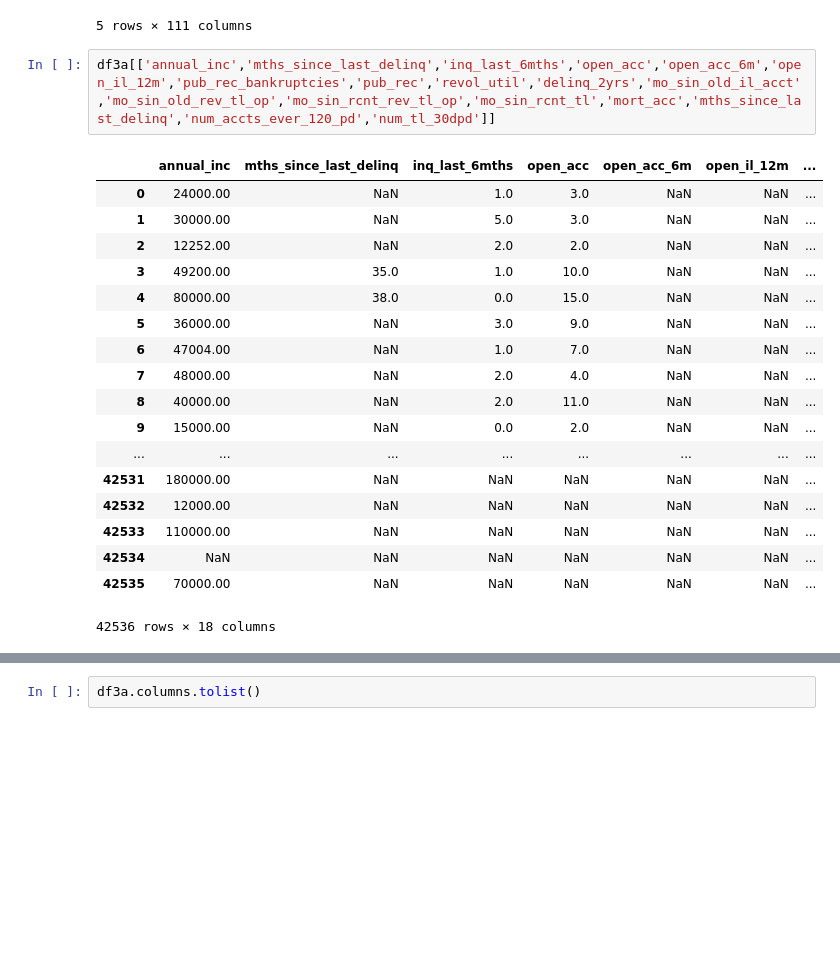
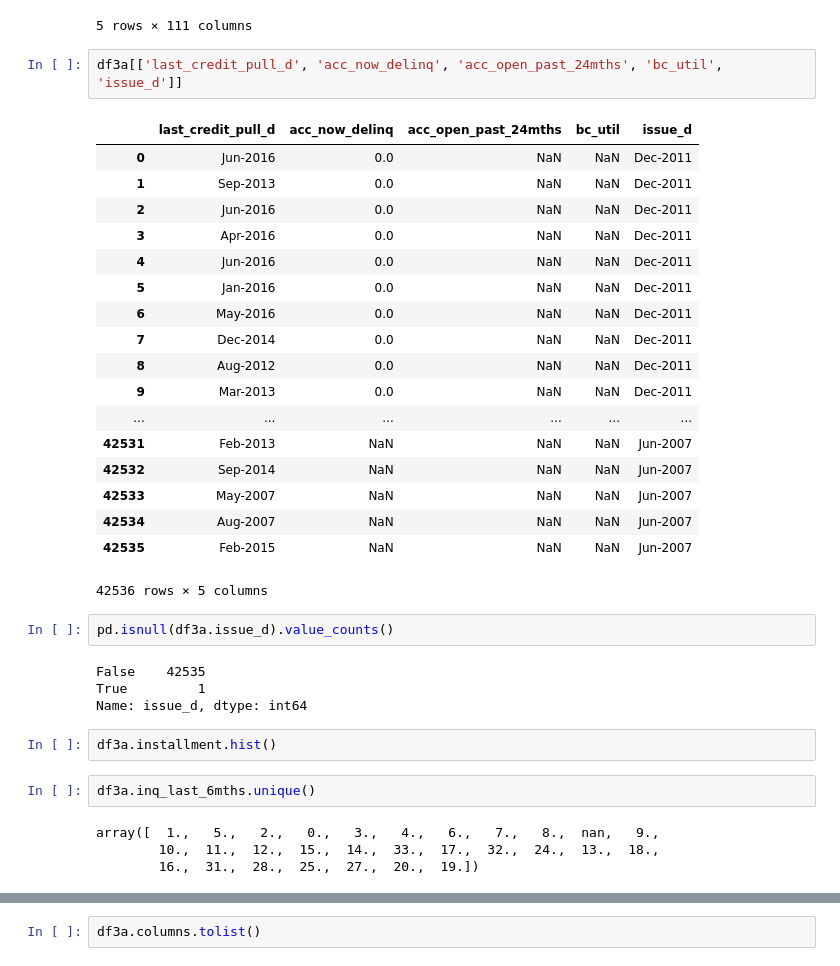
Before and after one commit to vindon/lending_club_classification, a Jupyter notebook: LoanDefaultPrediction.ipynb, the cells around one changed output, grey strips where cells are left out. Cells and saved outputs as stored; diff of their text form; blank space fills up the shorter version.

```diff
--- a/LoanDefaultPrediction.ipynb
+++ b/LoanDefaultPrediction.ipynb
@@ -20,24 +20,38 @@ df3a.head()
 | 3 | 1076863 | 1277178.0 | 10000.0 | 10000.0 | 10000.0 | 36 months | 13.49% | 339.31 | C | ... |
 | 4 | 1075358 | 1311748.0 | 3000.0 | 3000.0 | 3000.0 | 60 months | 12.69% | 67.79 | B | ... |
 5 rows × 111 columns
-# %%
-df3a[['annual_inc','mths_since_last_delinq','inq_last_6mths','open_acc','open_acc_6m','open_il_12m','pub_rec_bankruptcies','pub_rec','revol_util','delinq_2yrs','mo_sin_old_il_acct','mo_sin_old_rev_tl_op','mo_sin_rcnt_rev_tl_op','mo_sin_rcnt_tl','mort_acc','mths_since_last_delinq','num_accts_ever_120_pd','num_tl_30dpd']]
-# %% [output]
-|  | annual_inc | mths_since_last_delinq | inq_last_6mths | open_acc | open_acc_6m | open_il_12m | ... |
-| 0 | 24000.00 | NaN | 1.0 | 3.0 | NaN | NaN | ... |
-| 1 | 30000.00 | NaN | 5.0 | 3.0 | NaN | NaN | ... |
-| 2 | 12252.00 | NaN | 2.0 | 2.0 | NaN | NaN | ... |
-| 3 | 49200.00 | 35.0 | 1.0 | 10.0 | NaN | NaN | ... |
-| 4 | 80000.00 | 38.0 | 0.0 | 15.0 | NaN | NaN | ... |
-| 5 | 36000.00 | NaN | 3.0 | 9.0 | NaN | NaN | ... |
-| 6 | 47004.00 | NaN | 1.0 | 7.0 | NaN | NaN | ... |
-| 7 | 48000.00 | NaN | 2.0 | 4.0 | NaN | NaN | ... |
-| 8 | 40000.00 | NaN | 2.0 | 11.0 | NaN | NaN | ... |
-| 9 | 15000.00 | NaN | 0.0 | 2.0 | NaN | NaN | ... |
-| ... | ... | ... | ... | ... | ... | ... | ... |
-| 42531 | 180000.00 | NaN | NaN | NaN | NaN | NaN | ... |
-| 42532 | 12000.00 | NaN | NaN | NaN | NaN | NaN | ... |
-| 42533 | 110000.00 | NaN | NaN | NaN | NaN | NaN | ... |
-| 42534 | NaN | NaN | NaN | NaN | NaN | NaN | ... |
-| 42535 | 70000.00 | NaN | NaN | NaN | NaN | NaN | ... |
-42536 rows × 18 columns
+# %%
+df3a[['last_credit_pull_d', 'acc_now_delinq', 'acc_open_past_24mths', 'bc_util', 'issue_d']]
+# %% [output]
+|  | last_credit_pull_d | acc_now_delinq | acc_open_past_24mths | bc_util | issue_d |
+| 0 | Jun-2016 | 0.0 | NaN | NaN | Dec-2011 |
+| 1 | Sep-2013 | 0.0 | NaN | NaN | Dec-2011 |
+| 2 | Jun-2016 | 0.0 | NaN | NaN | Dec-2011 |
+| 3 | Apr-2016 | 0.0 | NaN | NaN | Dec-2011 |
+| 4 | Jun-2016 | 0.0 | NaN | NaN | Dec-2011 |
+| 5 | Jan-2016 | 0.0 | NaN | NaN | Dec-2011 |
+| 6 | May-2016 | 0.0 | NaN | NaN | Dec-2011 |
+| 7 | Dec-2014 | 0.0 | NaN | NaN | Dec-2011 |
+| 8 | Aug-2012 | 0.0 | NaN | NaN | Dec-2011 |
+| 9 | Mar-2013 | 0.0 | NaN | NaN | Dec-2011 |
+| ... | ... | ... | ... | ... | ... |
+| 42531 | Feb-2013 | NaN | NaN | NaN | Jun-2007 |
+| 42532 | Sep-2014 | NaN | NaN | NaN | Jun-2007 |
+| 42533 | May-2007 | NaN | NaN | NaN | Jun-2007 |
+| 42534 | Aug-2007 | NaN | NaN | NaN | Jun-2007 |
+| 42535 | Feb-2015 | NaN | NaN | NaN | Jun-2007 |
+42536 rows × 5 columns
+# %%
+pd.isnull(df3a.issue_d).value_counts()
+# %% [output]
+False    42535
+True         1
+Name: issue_d, dtype: int64
+# %%
+df3a.installment.hist()
+# %%
+df3a.inq_last_6mths.unique()
+# %% [output]
+array([  1.,   5.,   2.,   0.,   3.,   4.,   6.,   7.,   8.,  nan,   9.,
+        10.,  11.,  12.,  15.,  14.,  33.,  17.,  32.,  24.,  13.,  18.,
+        16.,  31.,  28.,  25.,  27.,  20.,  19.])
```
Also changed, not shown: parts of 3 cells of this notebook, 2 other files.
